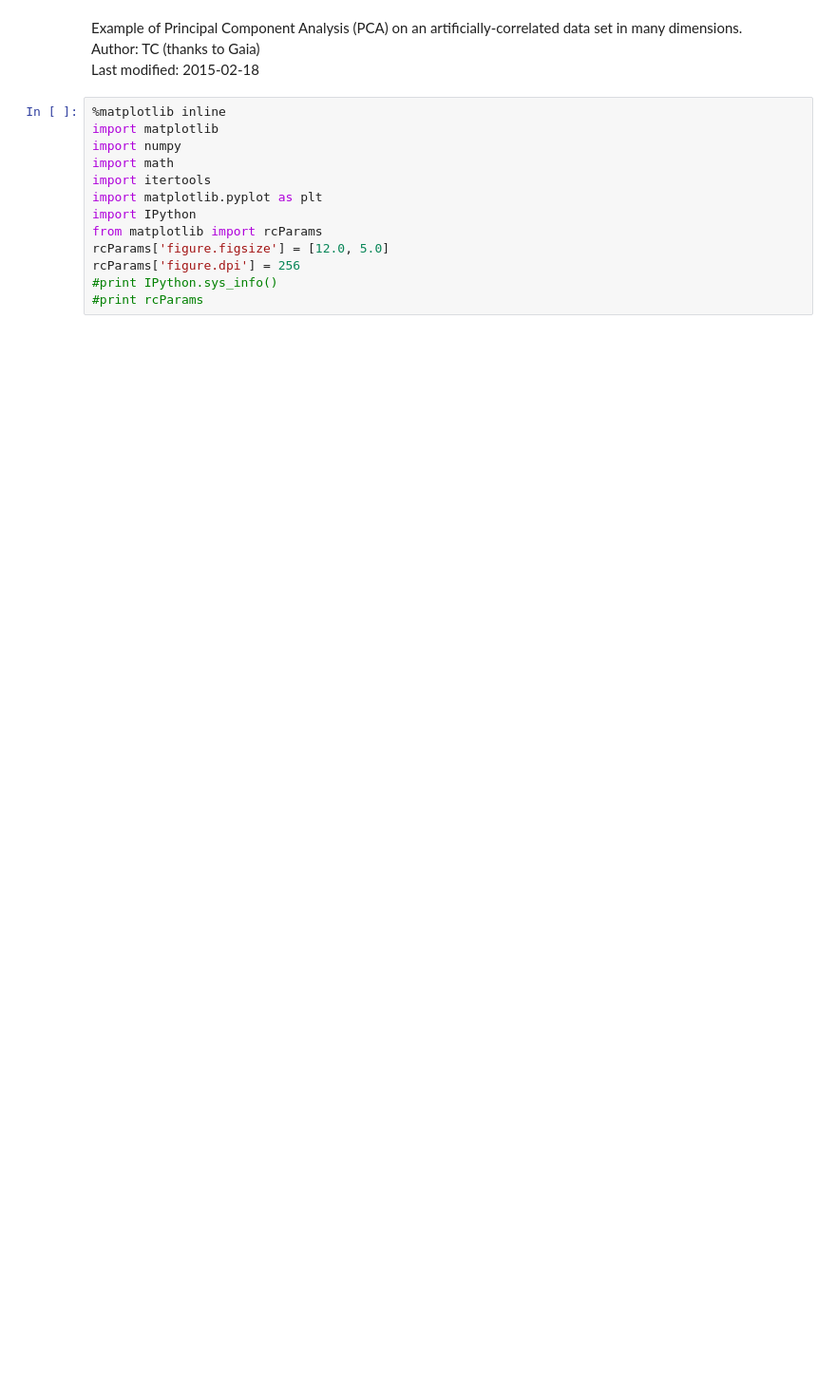
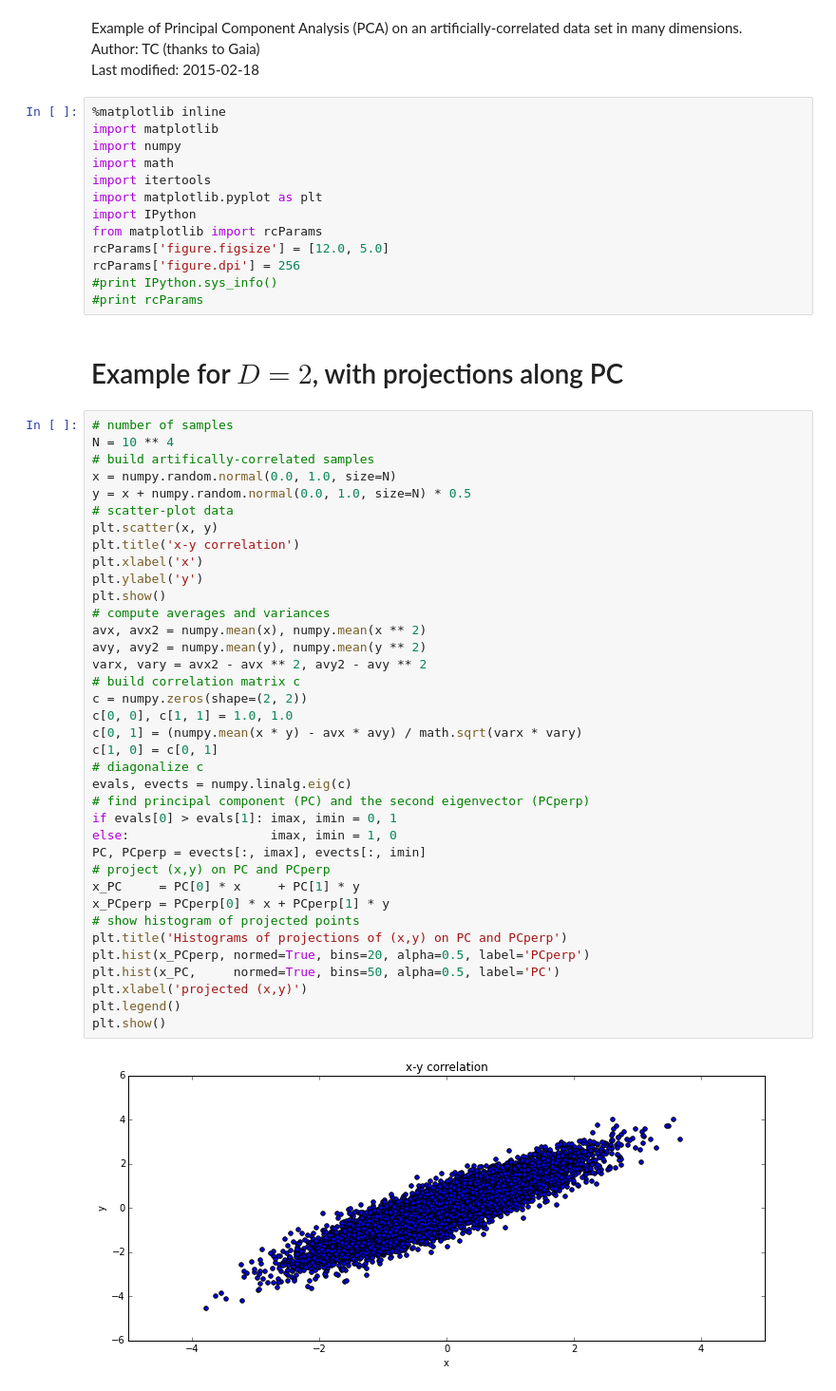
Before and after one commit to tcompa/scripts, a Jupyter notebook: PCA/PCA.ipynb, the cells around one changed output. Shown at 95% size. Cells and saved outputs as stored; diff of their text form; blank space fills up the shorter version.

```diff
--- a/PCA/PCA.ipynb
+++ b/PCA/PCA.ipynb
@@ -15,3 +15,44 @@ rcParams['figure.figsize'] = [12.0, 5.0]
 rcParams['figure.dpi'] = 256
 #print IPython.sys_info()
 #print rcParams
+# %% [markdown]
+# Example for $D=2$,  with projections along PC
+# %%
+# number of samples
+N = 10 ** 4
+# build artifically-correlated samples
+x = numpy.random.normal(0.0, 1.0, size=N)
+y = x + numpy.random.normal(0.0, 1.0, size=N) * 0.5
+# scatter-plot data
+plt.scatter(x, y)
+plt.title('x-y correlation')
+plt.xlabel('x')
+plt.ylabel('y')
+plt.show()
+# compute averages and variances
+avx, avx2 = numpy.mean(x), numpy.mean(x ** 2)
+avy, avy2 = numpy.mean(y), numpy.mean(y ** 2)
+varx, vary = avx2 - avx ** 2, avy2 - avy ** 2
+# build correlation matrix c
+c = numpy.zeros(shape=(2, 2))
+c[0, 0], c[1, 1] = 1.0, 1.0
+c[0, 1] = (numpy.mean(x * y) - avx * avy) / math.sqrt(varx * vary)
+c[1, 0] = c[0, 1]
+# diagonalize c
+evals, evects = numpy.linalg.eig(c)
+# find principal component (PC) and the second eigenvector (PCperp)
+if evals[0] > evals[1]: imax, imin = 0, 1
+else:                   imax, imin = 1, 0
+PC, PCperp = evects[:, imax], evects[:, imin]
+# project (x,y) on PC and PCperp
+x_PC     = PC[0] * x     + PC[1] * y
+x_PCperp = PCperp[0] * x + PCperp[1] * y
+# show histogram of projected points
+plt.title('Histograms of projections of (x,y) on PC and PCperp')
+plt.hist(x_PCperp, normed=True, bins=20, alpha=0.5, label='PCperp')
+plt.hist(x_PC,     normed=True, bins=50, alpha=0.5, label='PC')
+plt.xlabel('projected (x,y)')
+plt.legend()
+plt.show()
+# %% [output]
+[figure, added]
```
Also changed, not shown: parts of 5 cells of this notebook.
